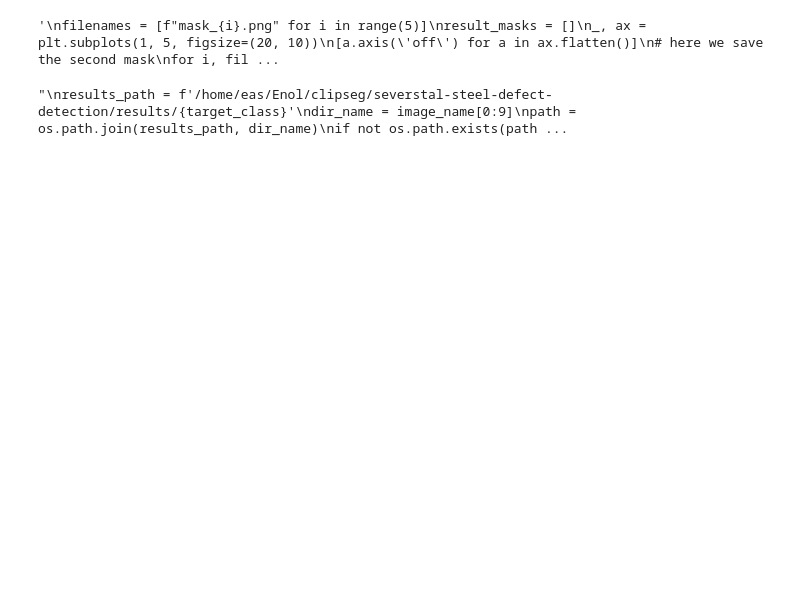
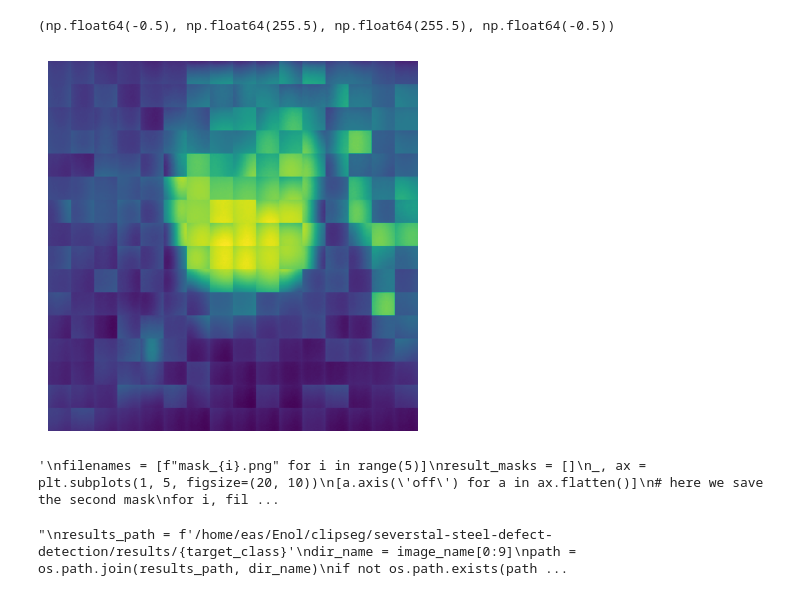
Before and after one commit to EnolAyo/clipseg_steel_defect, a Jupyter notebook: notebooks/segmentation_v2.ipynb, the cells around one changed output. Cells and saved outputs as stored; diff of their text form; code cells hidden in the pictures; blank space fills up the shorter version.

```diff
--- a/notebooks/segmentation_v2.ipynb
+++ b/notebooks/segmentation_v2.ipynb
@@ -116,3 +118,9 @@ plt.imshow(support_image)
+# %%
+plt.imshow(preds)
+plt.axis('off')
+# %% [output]
+(np.float64(-0.5), np.float64(255.5), np.float64(255.5), np.float64(-0.5))
+[figure, added]
 # %%
 """
 filenames = [f"mask_{i}.png" for i in range(5)]
```
Also changed, not shown: parts of 5 cells of this notebook, 1 other file.
